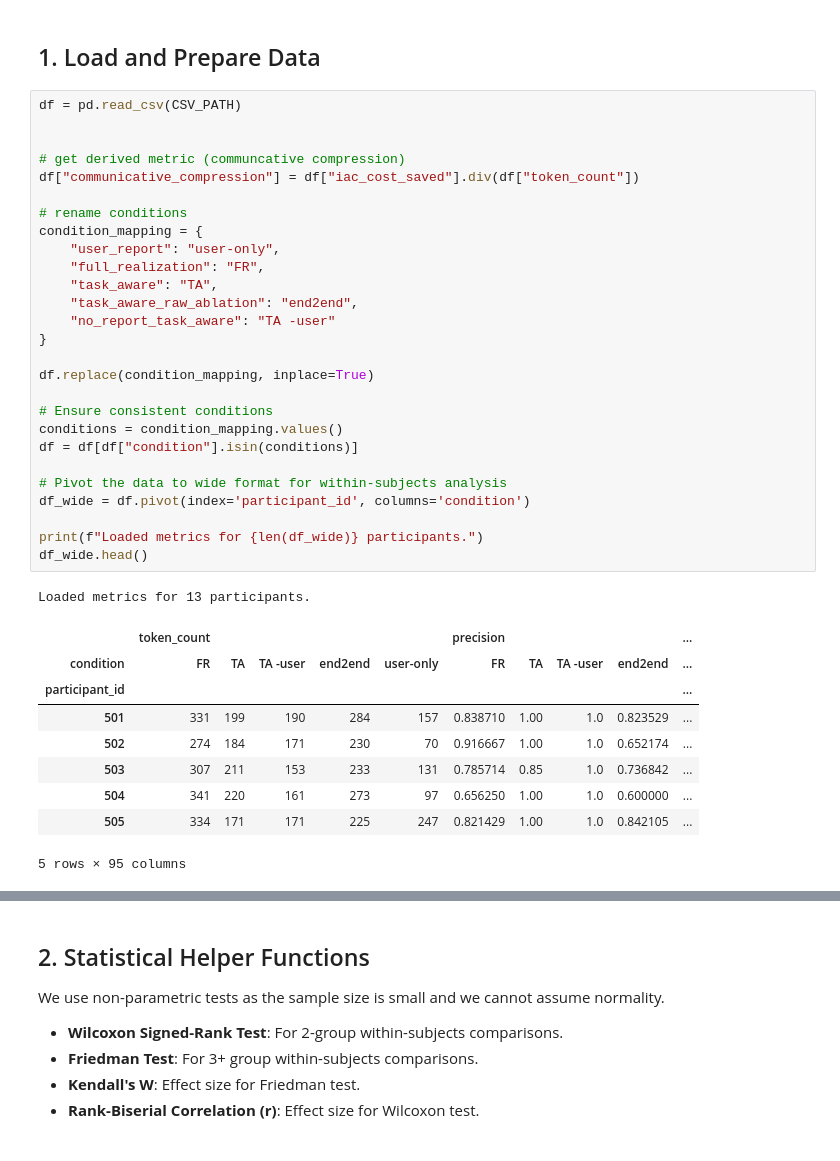
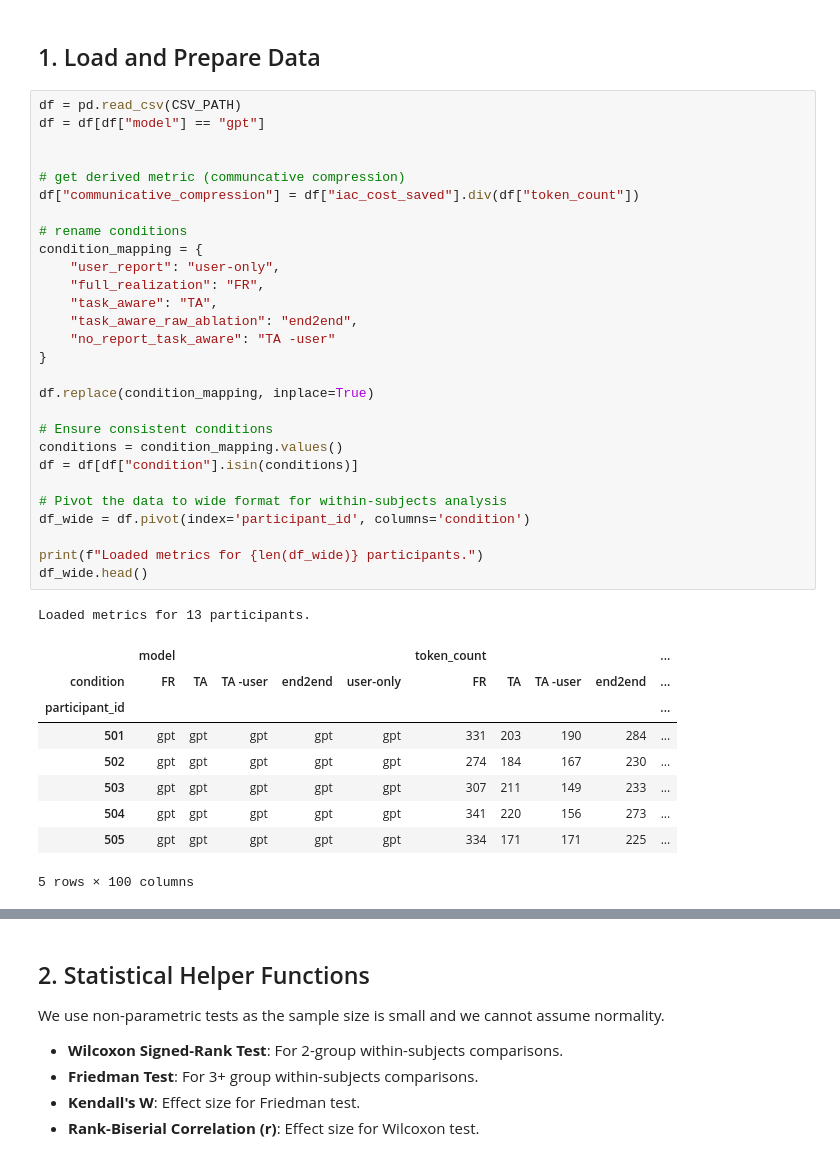
Before and after one commit to cairo-robotics/verbal_task_handover, a Jupyter notebook: analysis/statistical_analysis.ipynb, the cells around one changed output, grey strips where cells are left out. Drawn from its saved outputs; the diff is of its cells as text.

```diff
--- a/analysis/statistical_analysis.ipynb
+++ b/analysis/statistical_analysis.ipynb
@@ -24,42 +24,43 @@ if not os.path.exists(CSV_PATH):
 ## 1. Load and Prepare Data
 # %%
 df = pd.read_csv(CSV_PATH)
+df = df[df["model"] == "gpt"]
 
 
 # get derived metric (communcative compression)
 df["communicative_compression"] = df["iac_cost_saved"].div(df["token_count"])
 
 # rename conditions
 condition_mapping = {
     "user_report": "user-only",
     "full_realization": "FR",
     "task_aware": "TA",
     "task_aware_raw_ablation": "end2end",
     "no_report_task_aware": "TA -user"
 }
 
 df.replace(condition_mapping, inplace=True)
 
 # Ensure consistent conditions
 conditions = condition_mapping.values()
 df = df[df["condition"].isin(conditions)]
 
 # Pivot the data to wide format for within-subjects analysis
 df_wide = df.pivot(index='participant_id', columns='condition')
 
 print(f"Loaded metrics for {len(df_wide)} participants.")
 df_wide.head()
 # %% [output]
 Loaded metrics for 13 participants.
-|  | token_count |  |  |  |  | precision |  |  |  | ... |
+|  | model |  |  |  |  | token_count |  |  |  | ... |
 | condition | FR | TA | TA -user | end2end | user-only | FR | TA | TA -user | end2end | ... |
 | participant_id |  |  |  |  |  |  |  |  |  | ... |
-| 501 | 331 | 199 | 190 | 284 | 157 | 0.838710 | 1.00 | 1.0 | 0.823529 | ... |
-| 502 | 274 | 184 | 171 | 230 | 70 | 0.916667 | 1.00 | 1.0 | 0.652174 | ... |
-| 503 | 307 | 211 | 153 | 233 | 131 | 0.785714 | 0.85 | 1.0 | 0.736842 | ... |
-| 504 | 341 | 220 | 161 | 273 | 97 | 0.656250 | 1.00 | 1.0 | 0.600000 | ... |
-| 505 | 334 | 171 | 171 | 225 | 247 | 0.821429 | 1.00 | 1.0 | 0.842105 | ... |
+| 501 | gpt | gpt | gpt | gpt | gpt | 331 | 203 | 190 | 284 | ... |
+| 502 | gpt | gpt | gpt | gpt | gpt | 274 | 184 | 167 | 230 | ... |
+| 503 | gpt | gpt | gpt | gpt | gpt | 307 | 211 | 149 | 233 | ... |
+| 504 | gpt | gpt | gpt | gpt | gpt | 341 | 220 | 156 | 273 | ... |
+| 505 | gpt | gpt | gpt | gpt | gpt | 334 | 171 | 171 | 225 | ... |
-5 rows × 95 columns
+5 rows × 100 columns
 # %%
 plt.figure(figsize=(12, 6))
 sns.barplot(data=df, x='participant_id', y='iac_combined_cost', hue='condition')
```
Also changed, not shown: parts of 10 cells of this notebook, 11 other files.
